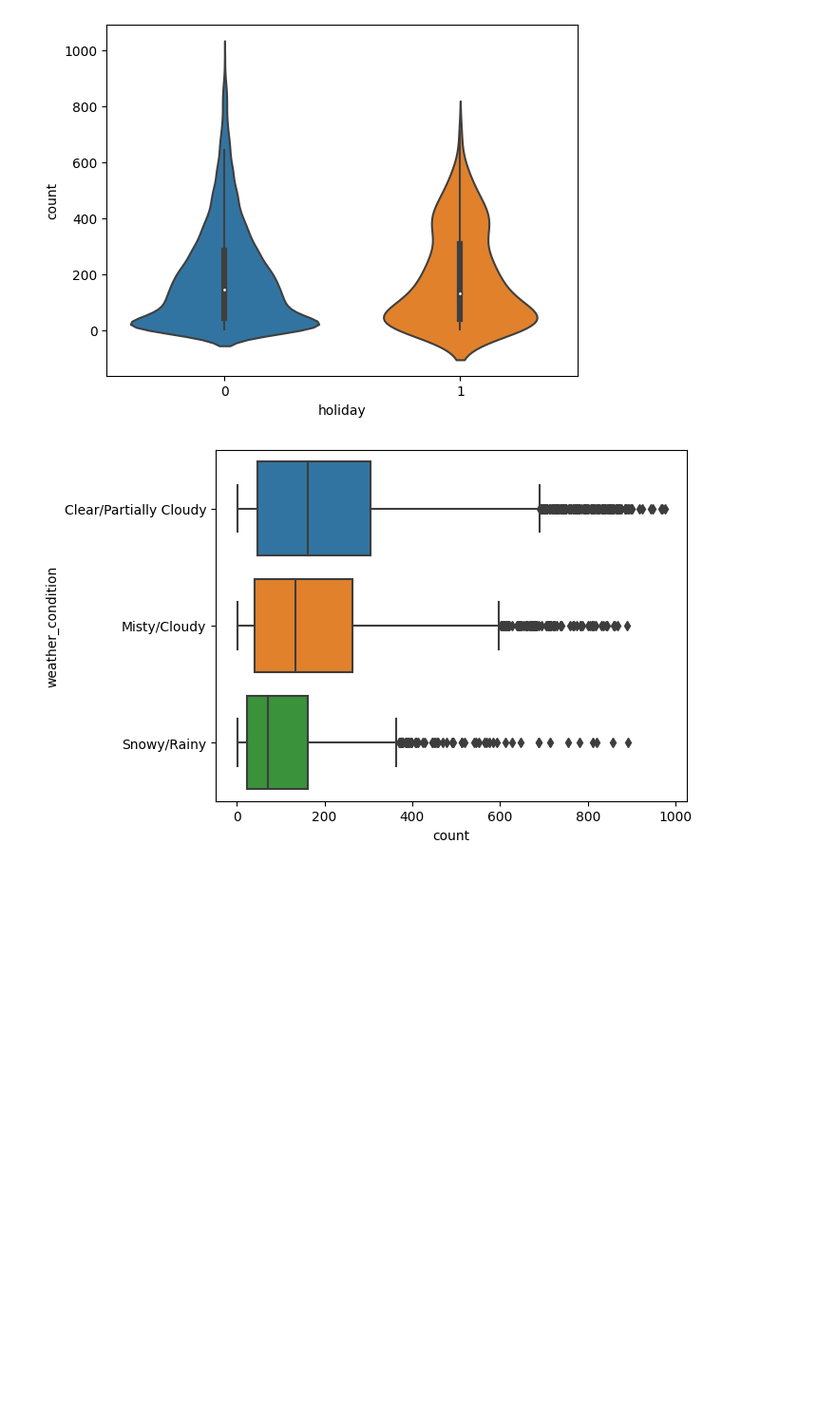
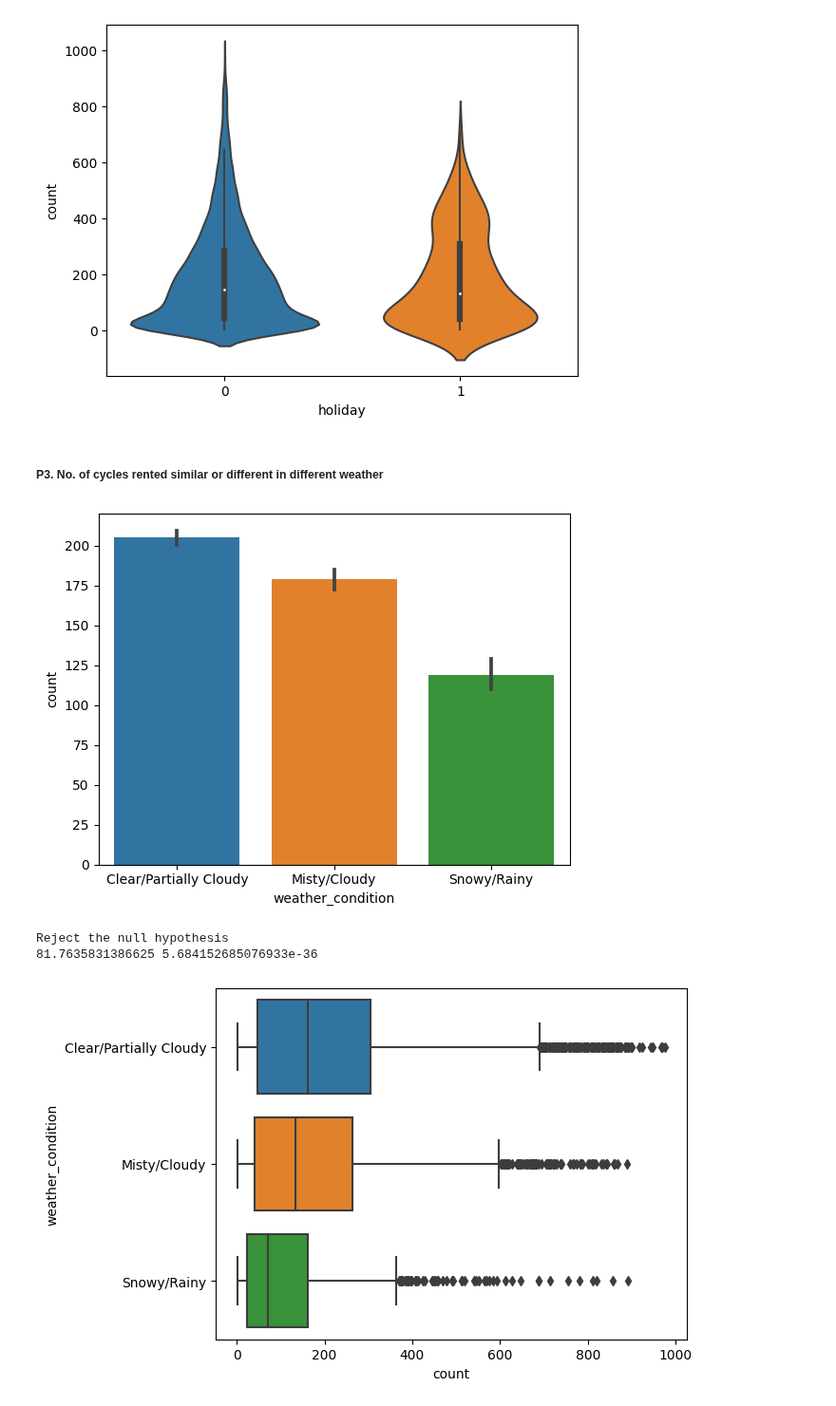
Before and after one commit to trehansalil/yulu_data_analysis, a Jupyter notebook: data_analysis.ipynb, the cells around one changed output. Shown at 95% size. Cells and saved outputs as stored; diff of their text form; code cells hidden in the pictures; blank space fills up the shorter version.

```diff
--- a/data_analysis.ipynb
+++ b/data_analysis.ipynb
@@ -319,6 +325,30 @@ plt.show()
 # HA: mu(h) > mu(nh), Holiday Usage > Non-Holiday Usage.
 # %% [output]
 [figure]
+# %% [markdown]
+##### P3. No. of cycles rented similar or different in different weather
+# %%
+sns.barplot(data=df, x='weather_condition', y='count')
+plt.show()
+# %% [output]
+[figure, added]
+# %%
+a, b, c = df.loc[df['weather']==1, "count"], df.loc[df['weather']==2, "count"], df.loc[df['weather']==3, "count"]
+
+# Hypothesis for Levene's Test:
+# H0: all input samples are from populations with equal variances
+# Ha: all input samples are from populations with unequal variances
+
+stat, p = stats.levene(a, b, c)
+
+null_checker(p)
+
+print(stat, p)
+
+# Even though all the samples don't have the same variance, we are going to perform annova test for checking the dependencies
+# %% [output]
+Reject the null hypothesis
+81.7635831386625 5.684152685076933e-36
 # %%
 sns.boxplot(data=df, y='weather_condition', x='count')
 plt.show()
```
Also changed, not shown: parts of 9 cells of this notebook.
